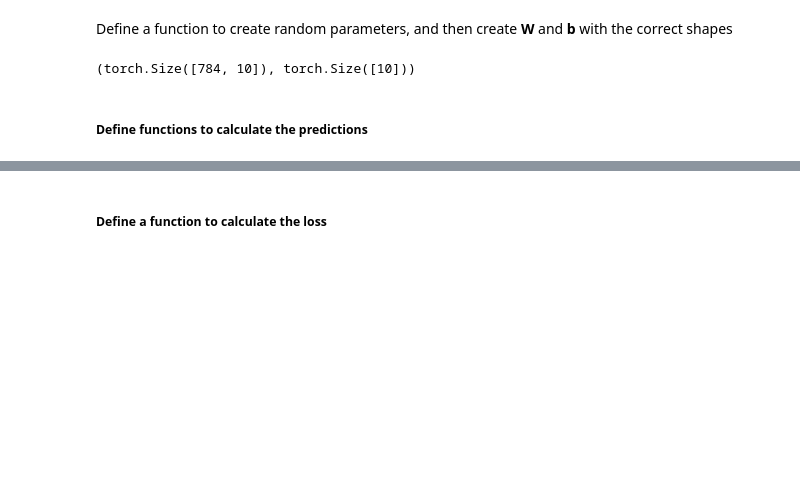
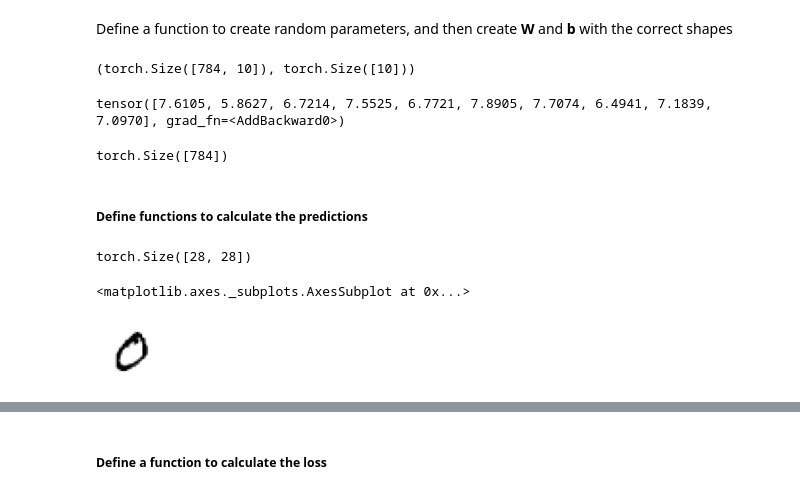
Before and after one commit to Aravinda89/fastai_bootcamp, a Jupyter notebook: Copy_of_04_mnist_full_set_template.ipynb, the cells around one changed output, grey strips where cells are left out. Cells and saved outputs as stored; diff of their text form; code cells hidden in the pictures; blank space fills up the shorter version.

```diff
--- a/Copy_of_04_mnist_full_set_template.ipynb
+++ b/Copy_of_04_mnist_full_set_template.ipynb
@@ -723,8 +735,25 @@ bias = init_params(10)
 weights.shape, bias.shape
 # %% [output]
 (torch.Size([784, 10]), torch.Size([10]))
+# %%
+(train_x[0]*weights.T).sum() + bias
+# %% [output]
+tensor([7.6105, 5.8627, 6.7214, 7.5525, 6.7721, 7.8905, 7.7074, 6.4941, 7.1839, 7.0970], grad_fn=<AddBackward0>)
+# %%
+train_x[0].shape
+# %% [output]
+torch.Size([784])
 # %% [markdown]
 ##### Define functions to calculate the predictions
 # %%
 def linear(xb):
     return xb @ weights + bias
+# %%
+train_x[0].view(28,28).shape
+# %% [output]
+torch.Size([28, 28])
+# %%
+show_image(train_x[0].view(28,28))
+# %% [output]
+<matplotlib.axes._subplots.AxesSubplot at 0x...>
+[figure, added]
```
Also changed, not shown: parts of 56 cells of this notebook.
